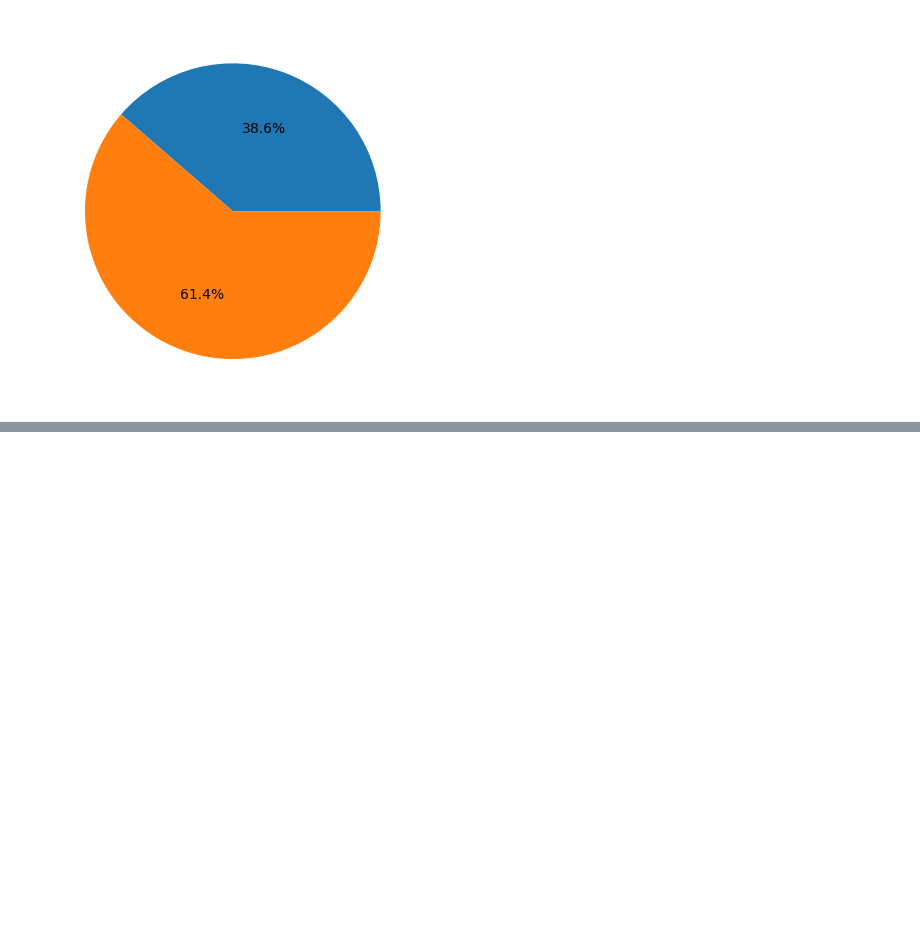
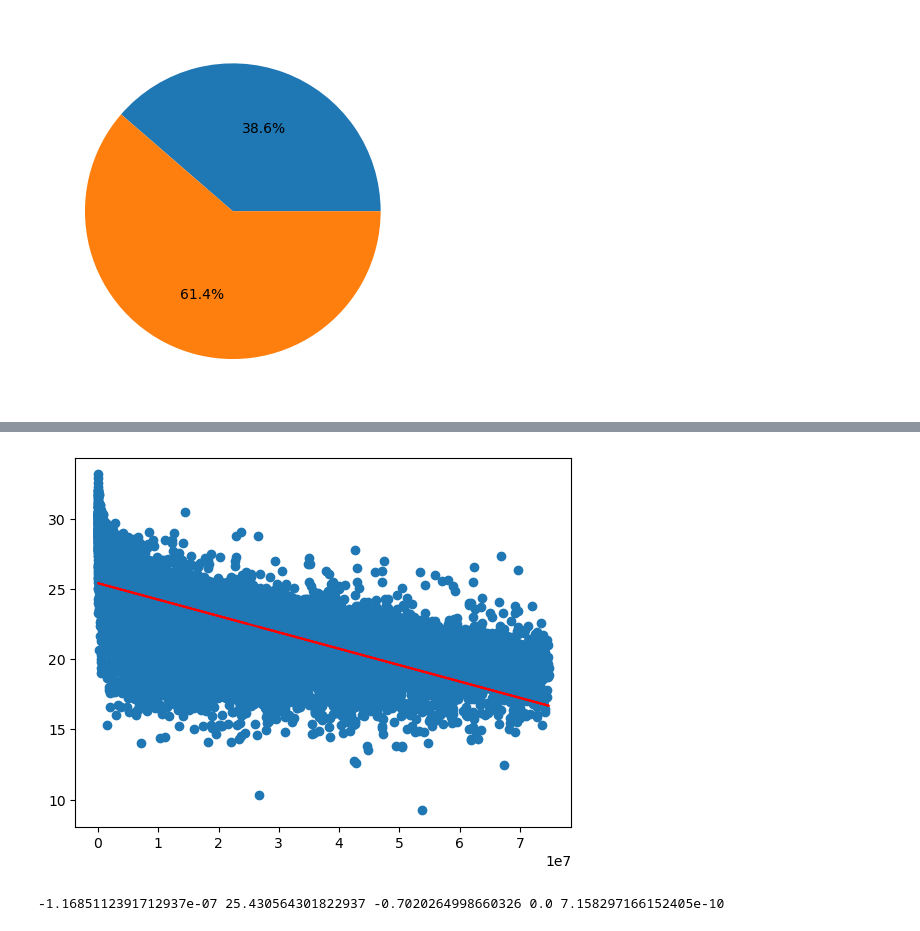
Before and after one commit to tamcu/Project-1-NASA, a Jupyter notebook: NASA_objects_draft.ipynb, the cells around one changed output, grey strips where cells are left out. Drawn from its saved outputs; the diff is of its cells as text; code cells hidden in the pictures; blank space fills up the shorter version.

```diff
--- a/NASA_objects_draft.ipynb
+++ b/NASA_objects_draft.ipynb
@@ -178,0 +256,11 @@ plt.show()
+# %%
+plt.scatter(unique_objects_df['miss_distance'], unique_objects_df['absolute_magnitude'])
+slope, intercept, rvalue, pvalue, stderr = st.linregress(unique_objects_df['miss_distance'], unique_objects_df['absolute_magnitude'])
+
+all_y = slope * unique_objects_df['miss_distance'] + intercept
+plt.plot(unique_objects_df['miss_distance'], all_y, color = 'red')
+plt.show()
+print(slope, intercept, rvalue, pvalue, stderr)
+# %% [output]
+[figure, added]
+-1.1685112391712937e-07 25.430564301822937 -0.7020264998660326 0.0 7.158297166152405e-10
```
Also changed, not shown: parts of 15 cells of this notebook.
